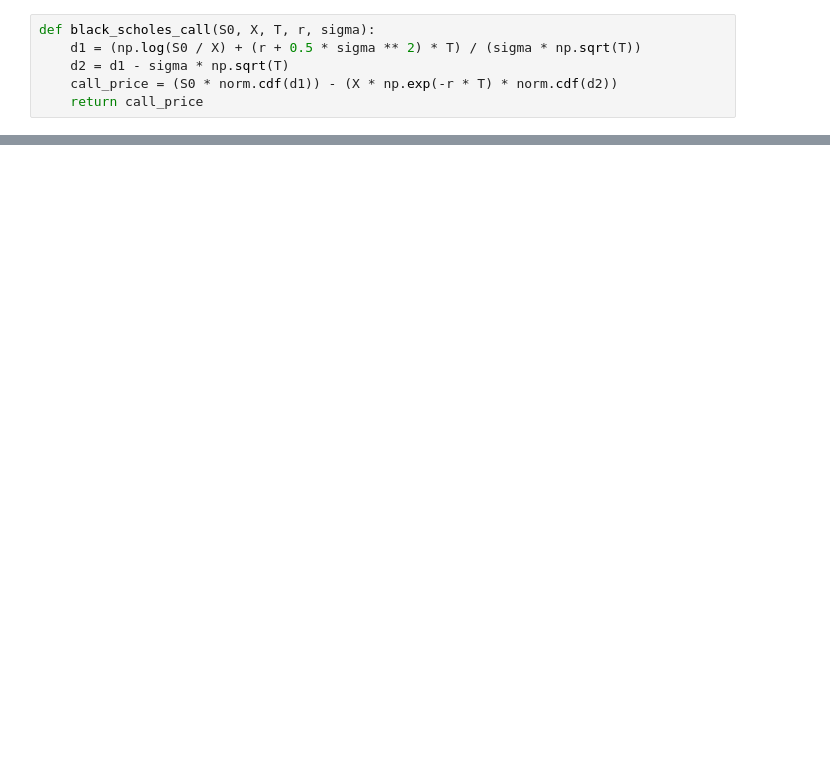
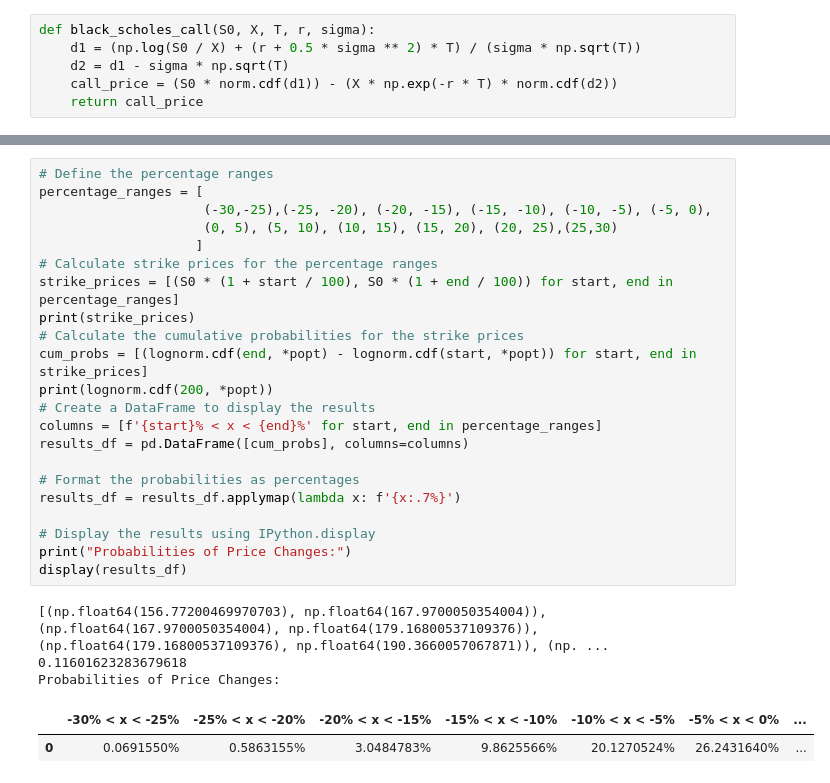
Before and after one commit to zaccheus-lines/S-P-Sector-Index-RND, a Jupyter notebook: RND.ipynb, the cells around one changed output, grey strips where cells are left out. Cells and saved outputs as stored; diff of their text form; blank space fills up the shorter version.

```diff
--- a/RND.ipynb
+++ b/RND.ipynb
@@ -212,0 +216,28 @@ Scale (scale): 417.29790538471894
+# %%
+# Define the percentage ranges
+percentage_ranges = [
+                     (-30,-25),(-25, -20), (-20, -15), (-15, -10), (-10, -5), (-5, 0),
+                     (0, 5), (5, 10), (10, 15), (15, 20), (20, 25),(25,30)
+                    ]
+# Calculate strike prices for the percentage ranges
+strike_prices = [(S0 * (1 + start / 100), S0 * (1 + end / 100)) for start, end in percentage_ranges]
+print(strike_prices)
+# Calculate the cumulative probabilities for the strike prices
+cum_probs = [(lognorm.cdf(end, *popt) - lognorm.cdf(start, *popt)) for start, end in strike_prices]
+print(lognorm.cdf(200, *popt))
+# Create a DataFrame to display the results
+columns = [f'{start}% < x < {end}%' for start, end in percentage_ranges]
+results_df = pd.DataFrame([cum_probs], columns=columns)
+
+# Format the probabilities as percentages
+results_df = results_df.applymap(lambda x: f'{x:.7%}')
+
+# Display the results using IPython.display
+print("Probabilities of Price Changes:")
+display(results_df)
+# %% [output]
+[(np.float64(156.77200469970703), np.float64(167.9700050354004)), (np.float64(167.9700050354004), np.float64(179.16800537109376)), (np.float64(179.16800537109376), np.float64(190.3660057067871)), (np. ...
+0.11601623283679618
+Probabilities of Price Changes:
+|  | -30% < x < -25% | -25% < x < -20% | -20% < x < -15% | -15% < x < -10% | -10% < x < -5% | -5% < x < 0% | ... |
+| 0 | 0.0691550% | 0.5863155% | 3.0484783% | 9.8625566% | 20.1270524% | 26.2431640% | ... |
```
Also changed, not shown: parts of 5 cells of this notebook.
